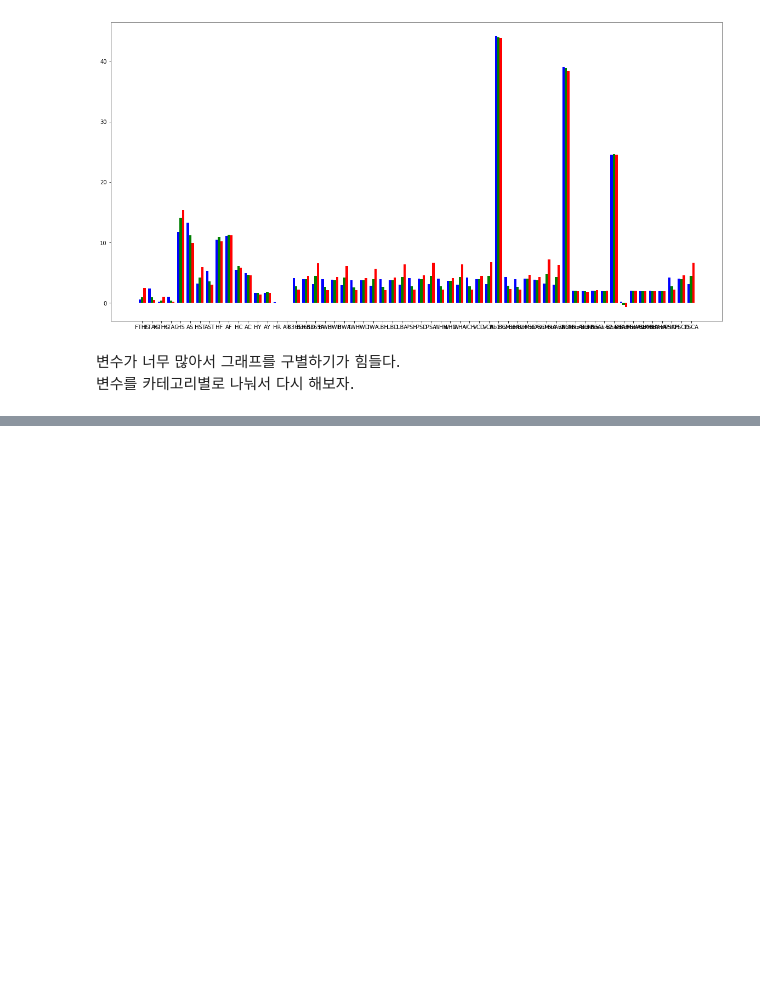
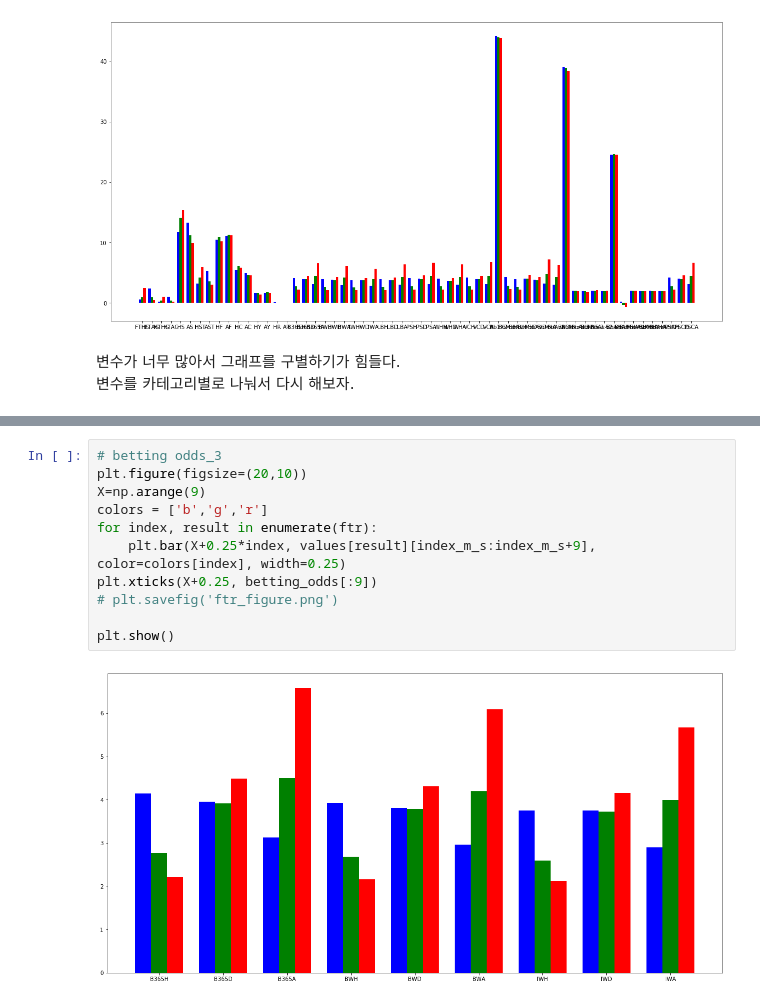
Before and after one commit to sunghoonhong/foot-ball-analysis, a Jupyter notebook: test.ipynb, the cells around one changed output, grey strips where cells are left out. Drawn from its saved outputs; the diff is of its cells as text; blank space fills up the shorter version.

```diff
--- a/test.ipynb
+++ b/test.ipynb
@@ -116,0 +175,13 @@ plt.show()
+# %%
+# betting odds_3
+plt.figure(figsize=(20,10))
+X=np.arange(9)
+colors = ['b','g','r']
+for index, result in enumerate(ftr):
+    plt.bar(X+0.25*index, values[result][index_m_s:index_m_s+9], color=colors[index], width=0.25)
+plt.xticks(X+0.25, betting_odds[:9])
+# plt.savefig('ftr_figure.png')
+
+plt.show()
+# %% [output]
+[figure, added]
```
Also changed, not shown: parts of 12 cells of this notebook.
